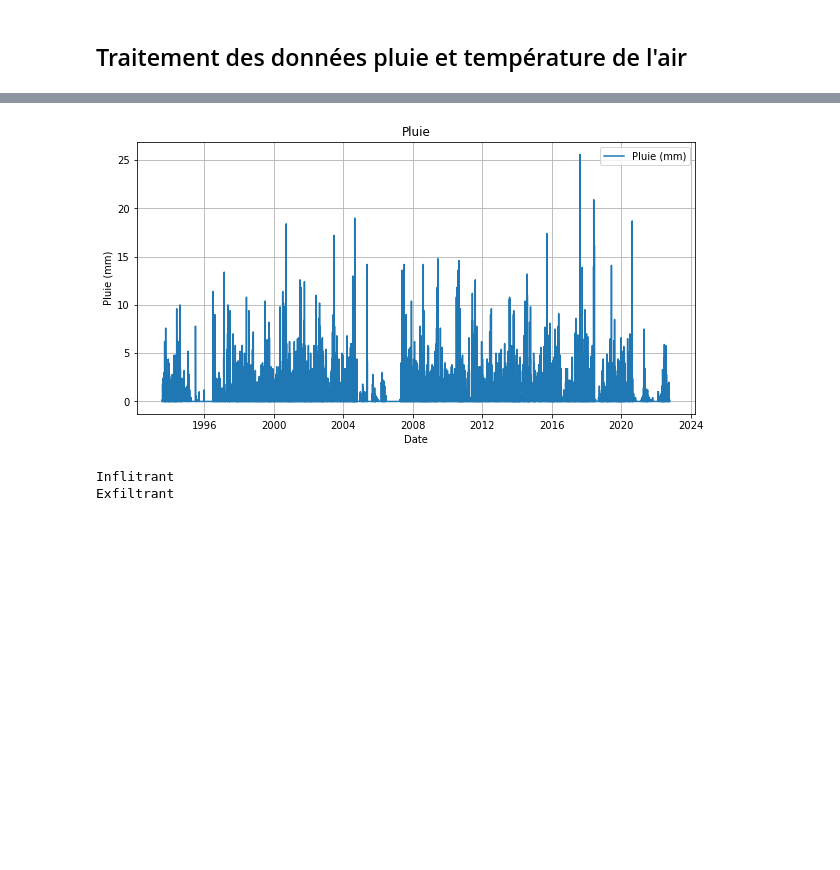
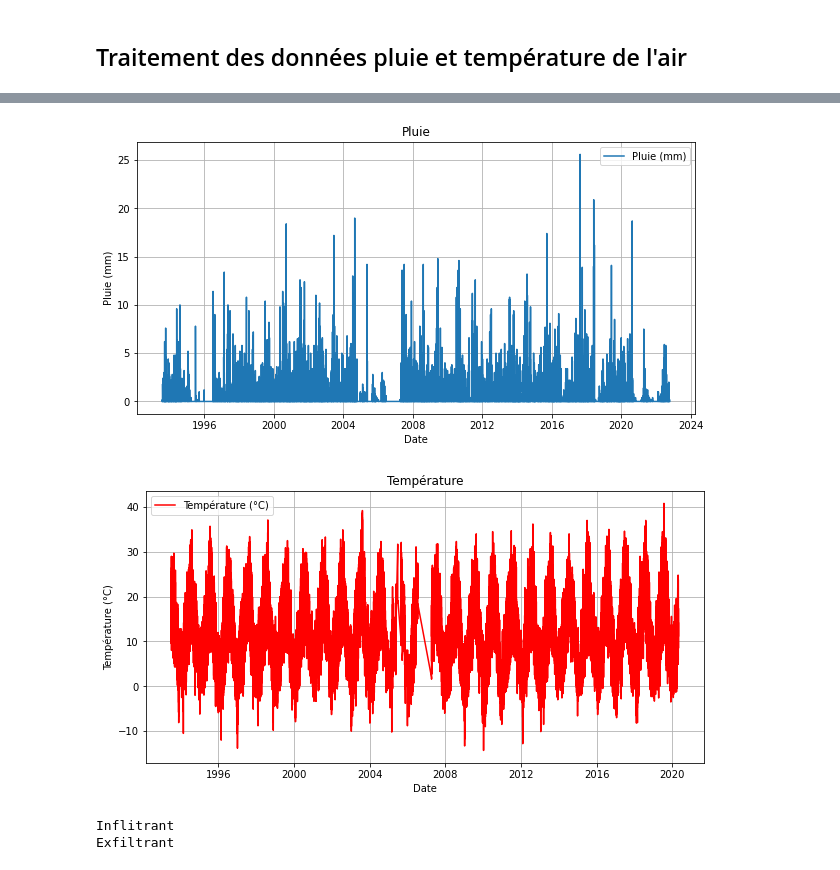
Before and after one commit to Lauredesorgues/MOLONARI_projet_3-, a Jupyter notebook: traitement_data_molonari_12-10_Lise.ipynb, the cells around one changed output, grey strips where cells are left out. Saved outputs shown, nothing was run; the diff lists cells and outputs as text; code cells hidden in the pictures; blank space fills up the shorter version.

```diff
--- a/traitement_data_molonari_12-10_Lise.ipynb
+++ b/traitement_data_molonari_12-10_Lise.ipynb
@@ -270,12 +270,18 @@ import csv
 import matplotlib.pyplot as plt
 
 pluie = pd.read_csv('Meteo/BOISSY-METEO_PRCP.txt', sep=';', skiprows=2)
+temp = pd.read_csv('Meteo/BOISSY-METEO_TEMPA.txt', sep=';', skiprows=2)
 
 pluie['DateHeure'] = pd.to_datetime(pluie['DateHeure'], format='%d/%m/%Y %H:%M:%S')
+temp['DateHeure'] = pd.to_datetime(temp['DateHeure'], format='%d/%m/%Y %H:%M:%S')
 
+# Enlever les températures aberrantes
 pluie = pluie[pluie['Valeur'] >= 0]
+temp = temp[temp['Valeur'] >= -20]
+temp = temp[temp['Valeur'] <= 50]
 
 print(pluie)
+print(temp)
 
 # Tracé de la pluie
 plt.figure(figsize=(10, 5))
@@ -286,6 +292,16 @@ plt.ylabel('Pluie (mm)')
 plt.grid(True)
 plt.legend()
 plt.show()
+
+# Tracé de la température en rouge
+plt.figure(figsize=(10, 5))
+plt.plot(temp['DateHeure'], temp['Valeur'], label='Température (°C)', color='red')
+plt.title('Température')
+plt.xlabel('Date')
+plt.ylabel('Température (°C)')
+plt.grid(True)
+plt.legend()
+plt.show()
 # %% [output]
                  DateHeure  Valeur Qualite  Min  Max
 823    1993-08-04 06:00:00     0.0       v  NaN  NaN
@@ -304,4 +323,5 @@ plt.show()
 [figure]
+[figure, added]
 # %%
 #Fonction qui donne le régime selon les précipitations
 def classifier_pluie(valeur):
```
Also changed, not shown: parts of 4 cells of this notebook.
